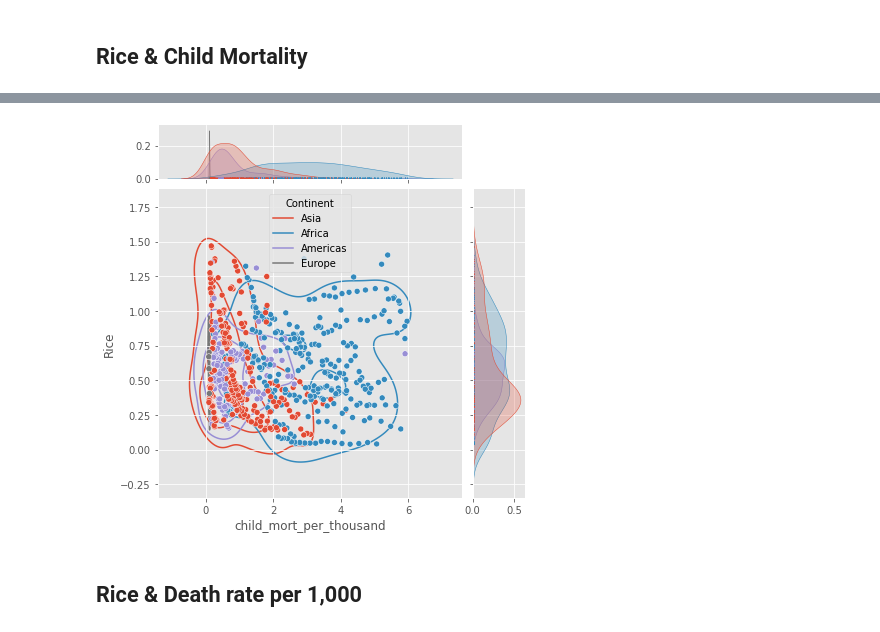
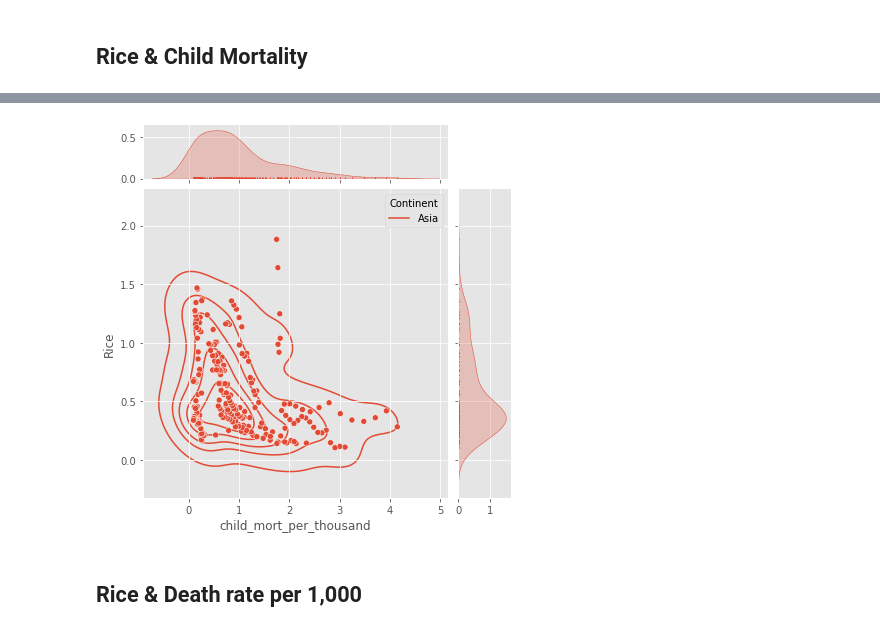
Before and after one commit to MaxSMCON/Group_2, a Jupyter notebook: Group_2_Stats.ipynb, the cells around one changed output, grey strips where cells are left out. Cells and saved outputs as stored; diff of their text form; code cells hidden in the pictures.

Commit message:
Updated Continent

```diff
--- a/Group_2_Stats.ipynb
+++ b/Group_2_Stats.ipynb
@@ -1174,18 +1180,18 @@ Index(['index', 'Country', 'mp_year', 'Rice', 'Code', 'child_mort',
 # remove outliers from rice
 df_rice = df_rice[(np.abs(df_rice[['child_mort_per_thousand']]) < 6).all(axis = 1)]
 # %%
-g = sns.jointplot(data = df_rice,
+g = sns.jointplot(data = df_rice.loc[df_rice['Continent']=='Asia'],
               x = 'child_mort_per_thousand',
               y = "Rice",
               hue = 'Continent',
               # kind = 'kde',
               marginal_ticks= True);
 g.plot_joint(sns.kdeplot, color = 'r', zorder= 0, levels = 6)
 g.plot_marginals(sns.rugplot, color = 'r',
                 #  height= -.2,
                  clip_on = False );
 # %% [output]
-[figure, old version]
+[figure, new version]
 # %% [markdown]
 ## Rice & Death rate per 1,000
 # %%
```
Also changed, not shown: parts of 26 cells of this notebook.
